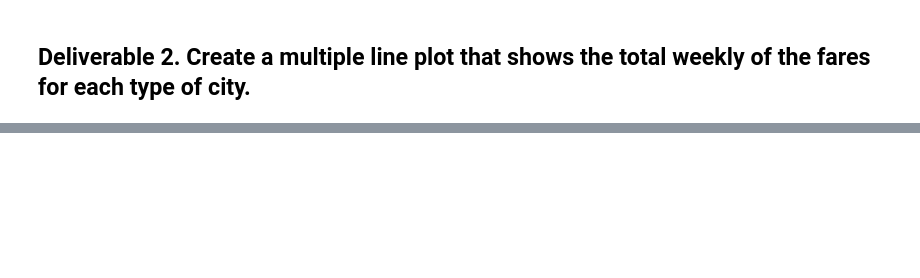
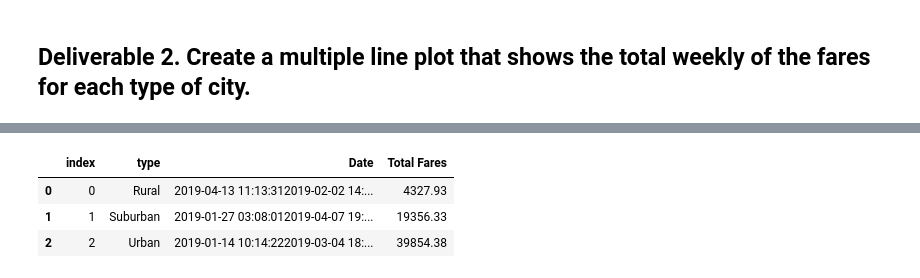
Before and after one commit to Goddard310/Pyber-Analysis, a Jupyter notebook: PyBer_Challenge.ipynb, the cells around one changed output, grey strips where cells are left out. Drawn from its saved outputs; the diff is of its cells as text; code cells hidden in the pictures; blank space fills up the shorter version.

```diff
--- a/PyBer_Challenge.ipynb
+++ b/PyBer_Challenge.ipynb
@@ -108,3 +121,13 @@ ValueError: Cannot specify ',' with 's'.
 # %%
 # 2. Using groupby() to create a new DataFrame showing the sum of the fares
 #  for each date where the indices are the city type and date.
+
+fare_type = pyber_data_df.groupby("type")["fare"].sum()
+date_type = pyber_data_df.groupby("type")["date"].sum()
+
+
+pyber_plot_df = pd.DataFrame({
+    "Date": date_type,
+    "Total Fares": fare_type})
+
+pyber_plot_df
@@ -111,6 +140,13 @@ ValueError: Cannot specify ',' with 's'.
 # %%
 # 3. Reset the index on the DataFrame you created in #1. This is needed to use the 'pivot()' function.
-# df = df.reset_index()
+pyber_plot_df = pyber_plot_df.reset_index()
+
+pyber_plot_df
+# %% [output]
+|  | index | type | Date | Total Fares |
+| 0 | 0 | Rural | 2019-04-13 11:13:312019-02-02 14:... | 4327.93 |
+| 1 | 1 | Suburban | 2019-01-27 03:08:012019-04-07 19:... | 19356.33 |
+| 2 | 2 | Urban | 2019-01-14 10:14:222019-03-04 18:... | 39854.38 |
 # %%
 # 4. Create a pivot table with the 'date' as the index, the columns ='type', and values='fare'
 # to get the total fares for each type of city by the date.
```
Also changed, not shown: parts of 7 cells of this notebook.
